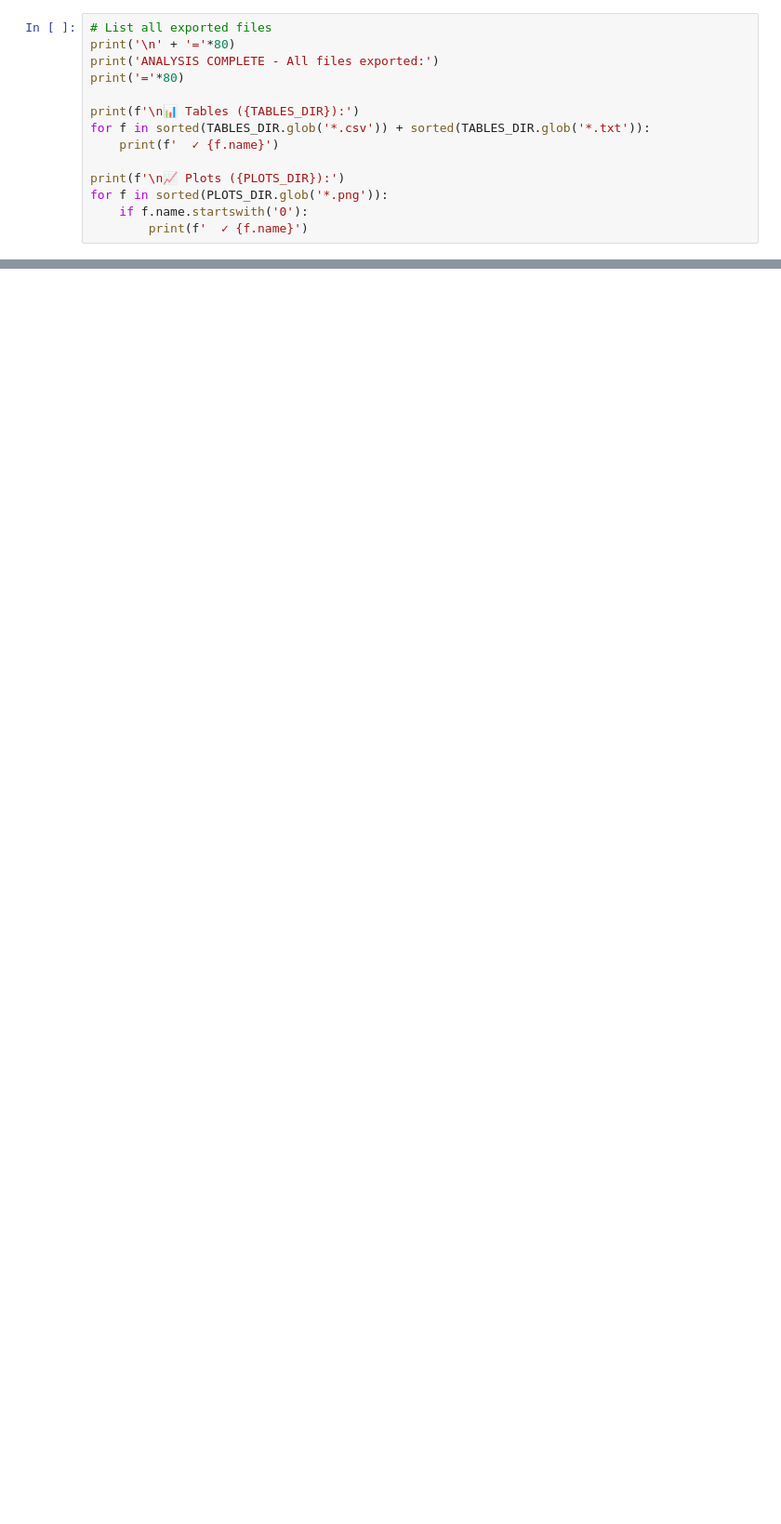
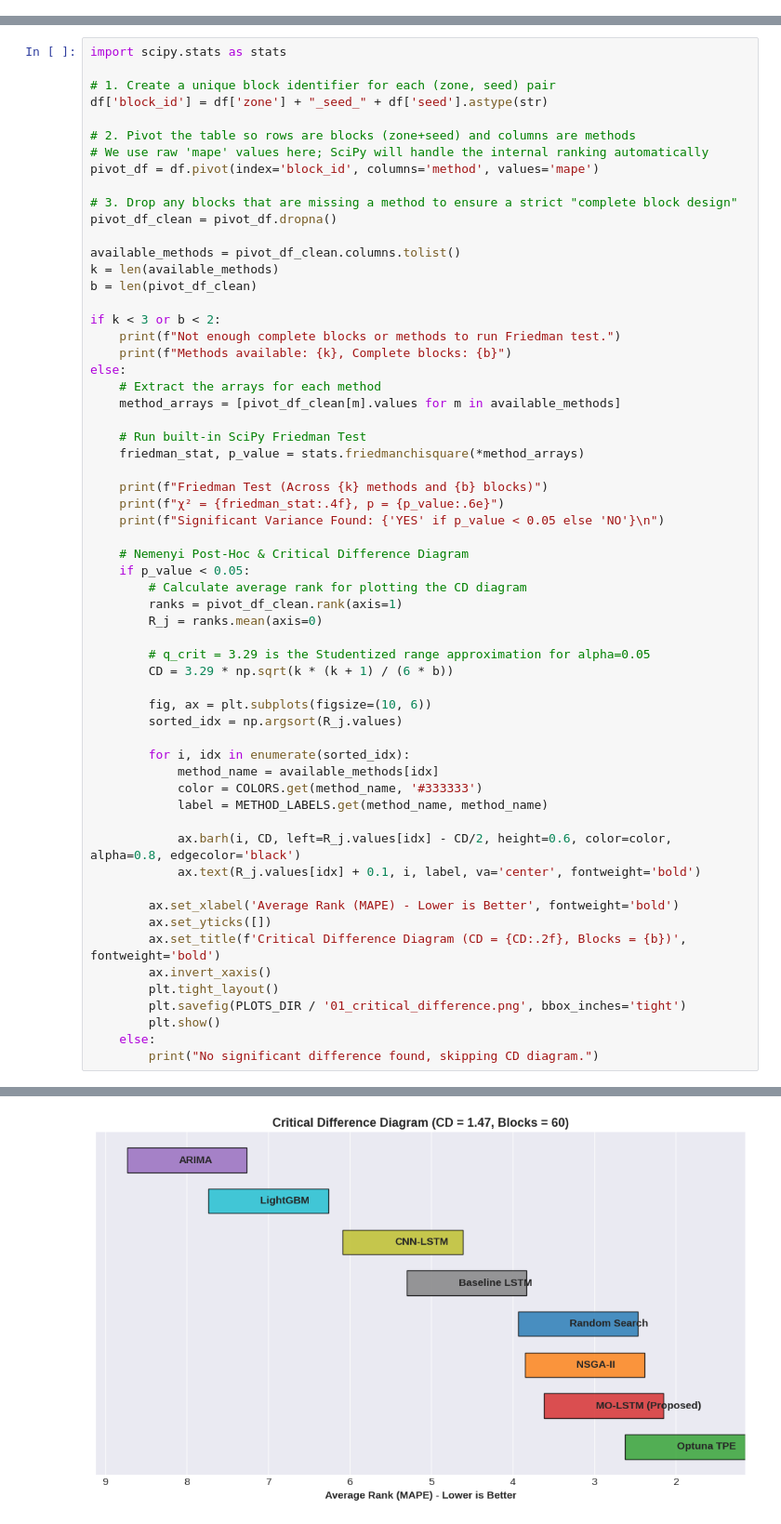
Before and after one commit to NeelayUpadhyay05/moo-electricity-forecast, a Jupyter notebook: notebooks/analysis.ipynb, the cells around one changed output, grey strips where cells are left out. Shown at 93% size. Drawn from its saved outputs; the diff is of its cells as text; blank space fills up the shorter version.

Commit message:
Overhaul the analysis notebook with appropriate tests and update the README file accordingly

```diff
--- a/notebooks/analysis.ipynb
+++ b/notebooks/analysis.ipynb
@@ -874,14 +0,0 @@ print(f'\nFull report saved: {TABLES_DIR / "ANALYSIS_REPORT.txt"}')
-# %%
-# List all exported files
-print('\n' + '='*80)
-print('ANALYSIS COMPLETE - All files exported:')
-print('='*80)
-
-print(f'\n📊 Tables ({TABLES_DIR}):')
-for f in sorted(TABLES_DIR.glob('*.csv')) + sorted(TABLES_DIR.glob('*.txt')):
-    print(f'  ✓ {f.name}')
-
-print(f'\n📈 Plots ({PLOTS_DIR}):')
-for f in sorted(PLOTS_DIR.glob('*.png')):
-    if f.name.startswith('0'):
-        print(f'  ✓ {f.name}')
@@ -887,0 +150,61 @@ for f in sorted(PLOTS_DIR.glob('*.png')):
+# %%
+import scipy.stats as stats
+
+# 1. Create a unique block identifier for each (zone, seed) pair
+df['block_id'] = df['zone'] + "_seed_" + df['seed'].astype(str)
+
+# 2. Pivot the table so rows are blocks (zone+seed) and columns are methods
+# We use raw 'mape' values here; SciPy will handle the internal ranking automatically
+pivot_df = df.pivot(index='block_id', columns='method', values='mape')
+
+# 3. Drop any blocks that are missing a method to ensure a strict "complete block design"
+pivot_df_clean = pivot_df.dropna()
+
+available_methods = pivot_df_clean.columns.tolist()
+k = len(available_methods)
+b = len(pivot_df_clean)
+
+if k < 3 or b < 2:
+    print(f"Not enough complete blocks or methods to run Friedman test.")
+    print(f"Methods available: {k}, Complete blocks: {b}")
+else:
+    # Extract the arrays for each method
+    method_arrays = [pivot_df_clean[m].values for m in available_methods]
+
+    # Run built-in SciPy Friedman Test
+    friedman_stat, p_value = stats.friedmanchisquare(*method_arrays)
+
+    print(f"Friedman Test (Across {k} methods and {b} blocks)")
+    print(f"χ² = {friedman_stat:.4f}, p = {p_value:.6e}")
+    print(f"Significant Variance Found: {'YES' if p_value < 0.05 else 'NO'}\n")
+
+    # Nemenyi Post-Hoc & Critical Difference Diagram
+    if p_value < 0.05:
+        # Calculate average rank for plotting the CD diagram
+        ranks = pivot_df_clean.rank(axis=1)
+        R_j = ranks.mean(axis=0)
+
+        # q_crit = 3.29 is the Studentized range approximation for alpha=0.05
+        CD = 3.29 * np.sqrt(k * (k + 1) / (6 * b))
+
+        fig, ax = plt.subplots(figsize=(10, 6))
+        sorted_idx = np.argsort(R_j.values)
+
+        for i, idx in enumerate(sorted_idx):
+            method_name = available_methods[idx]
+            color = COLORS.get(method_name, '#333333')
+            label = METHOD_LABELS.get(method_name, method_name)
+
+            ax.barh(i, CD, left=R_j.values[idx] - CD/2, height=0.6, color=color, alpha=0.8, edgecolor='black')
+            ax.text(R_j.values[idx] + 0.1, i, label, va='center', fontweight='bold')
+
+        ax.set_xlabel('Average Rank (MAPE) - Lower is Better', fontweight='bold')
+        ax.set_yticks([])
+        ax.set_title(f'Critical Difference Diagram (CD = {CD:.2f}, Blocks = {b})', fontweight='bold')
+        ax.invert_xaxis()
+        plt.tight_layout()
+        plt.savefig(PLOTS_DIR / '01_critical_difference.png', bbox_inches='tight')
+        plt.show()
+    else:
+        print("No significant difference found, skipping CD diagram.")
+# %% [output]
@@ -887,0 +214 @@ for f in sorted(PLOTS_DIR.glob('*.png')):
+[figure, added]
```
Also changed, not shown: parts of 43 cells of this notebook, 1 other file.
